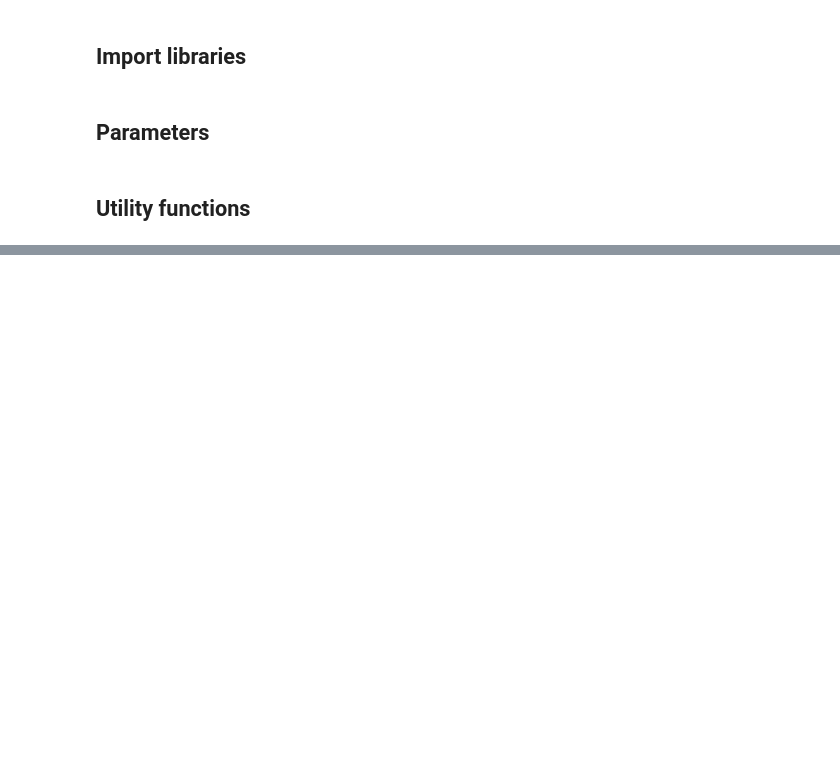
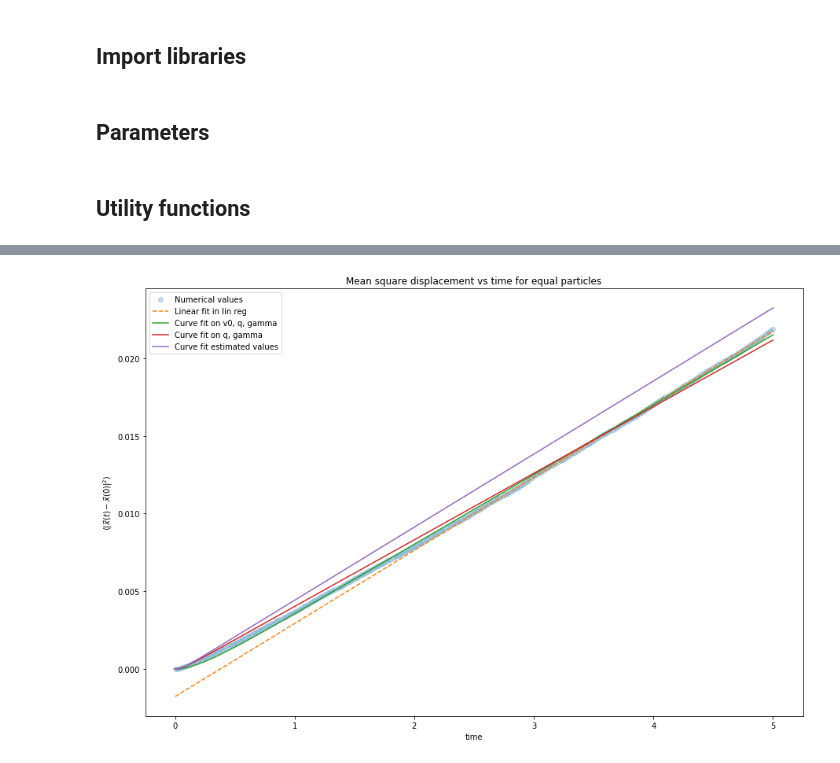
Before and after one commit to alekgjer/specialization_project, a Jupyter notebook: notebooks/Diffusion properties.ipynb, the cells around one changed output, grey strips where cells are left out. Drawn from its saved outputs; the diff is of its cells as text; code cells hidden in the pictures; blank space fills up the shorter version.

```diff
--- a/notebooks/Diffusion properties.ipynb
+++ b/notebooks/Diffusion properties.ipynb
@@ -162,0 +150,8 @@ array([0.12498369, 0.0449849 , 4.61739969])
+# %%
+mean_q_dist_matrix_ep = np.load(file=os.path.join(results_folder, f"diffProperties_r0m0_particle_tmax_5_runs_20.npy"))
+times = mean_q_dist_matrix_ep[:, 0]
+# %%
+slope, intercept = lin_fit(mean_q_dist_matrix_ep)
+popt = adjust_curve(mean_q_dist_matrix_ep, msd_function)
+popt_2 = adjust_curve(mean_q_dist_matrix_ep, msd_function_v0)
+popt_3 = adjust_curve(mean_q_dist_matrix_ep, msd_function_given_ratio)
@@ -162,0 +174,4 @@ array([0.12498369, 0.0449849 , 4.61739969])
+# %%
+kT = 0.02  # average kinetic energy
+gamma = 4*kT/slope  # relation from eq. 4b in GG, where slope for t -> inf is 2q/gamma^2
+q = 2*gamma*kT  # relation from http://web.phys.ntnu.no/~ingves/Teaching/TFY4275/Downloads/kap6.pdf
@@ -162,0 +182,16 @@ array([0.12498369, 0.0449849 , 4.61739969])
+# %%
+plt.figure(figsize=(15, 10))
+plt.plot(times, mean_q_dist_matrix_ep[:, 1], 'o', alpha=0.25, label='Numerical values')
+plt.plot(times, times*slope+intercept, '--', label='Linear fit in lin reg')
+plt.plot(times, msd_function(times, *popt), label='Curve fit on v0, q, gamma')
+plt.plot(times, msd_function_v0(times, *popt_2), label='Curve fit on q, gamma')
+#plt.plot(times, msd_function_given_ratio(times, *popt_3), label='Curve fit on gamma in eq.')
+plt.plot(times, msd_function_v0(times, q, gamma), label='Curve fit estimated values')
+#plt.plot(times, 2*q/gamma**2 * times - 2*q/gamma**3 *(1-np.exp(-gamma*times)), label='Curve fit estimate values 2')
+plt.xlabel('time')
+plt.ylabel(r'$\langle|\vec{x}(t)-\vec{x}(0)|^2\rangle$')
+plt.title(r'Mean square displacement vs time for equal particles')
+plt.legend()
+plt.show()
+# %% [output]
+[figure, added]
```
Also changed, not shown: parts of 48 cells of this notebook.
